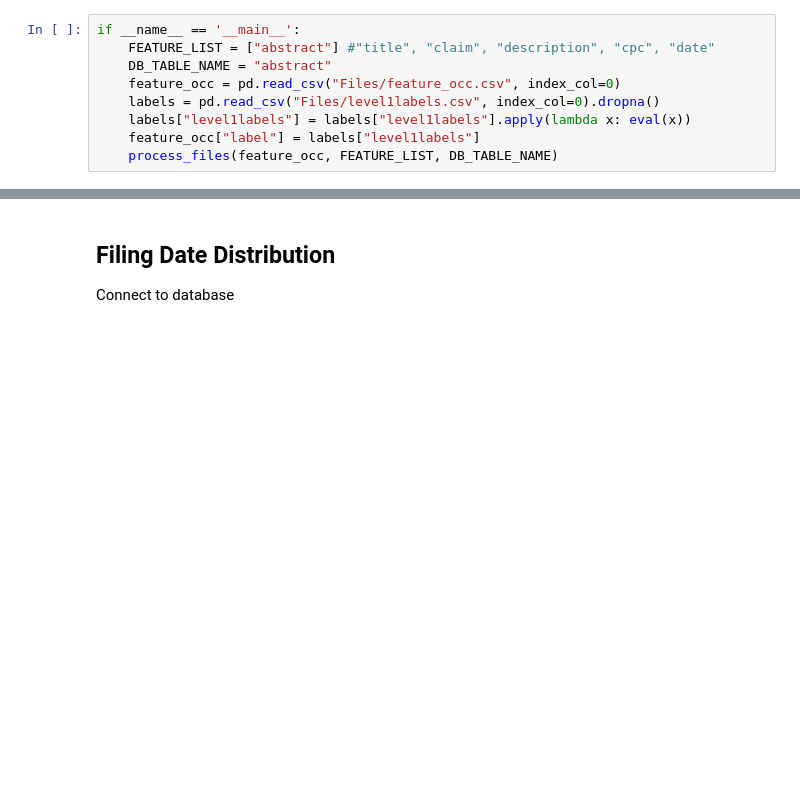
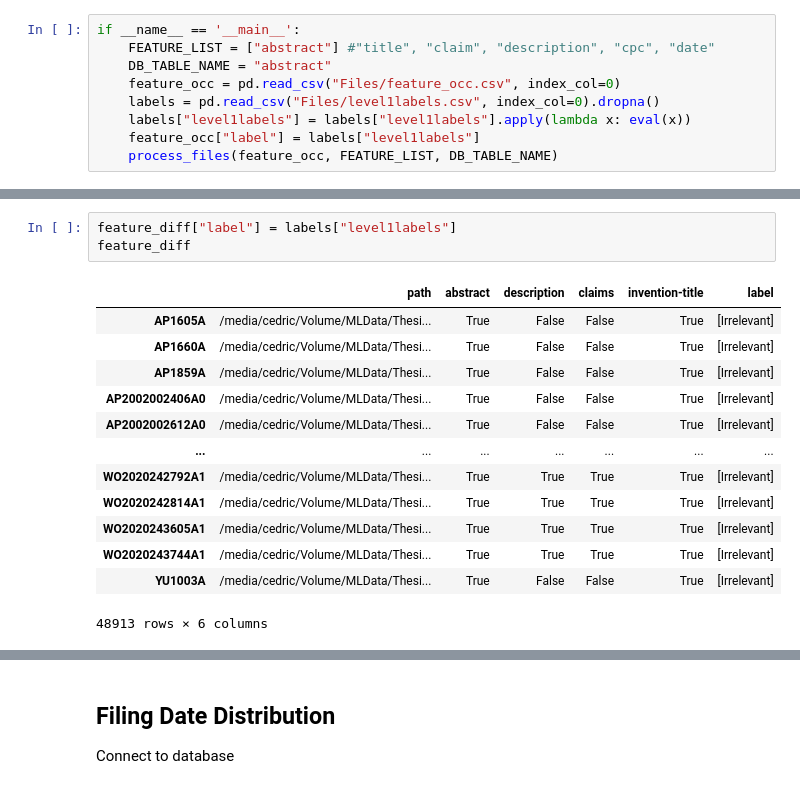
Before and after one commit to cdrc1103/MasterThesis, a Jupyter notebook: Data/DataDescription.ipynb, the cells around one changed output, grey strips where cells are left out. Saved outputs shown, nothing was run; the diff lists cells and outputs as text; blank space fills up the shorter version.

```diff
--- a/Data/DataDescription.ipynb
+++ b/Data/DataDescription.ipynb
@@ -265,0 +372,17 @@ if __name__ == '__main__':
+# %%
+feature_diff["label"] = labels["level1labels"]
+feature_diff
+# %% [output]
+|  | path | abstract | description | claims | invention-title | label |
+| AP1605A | /media/cedric/Volume/MLData/Thesi... | True | False | False | True | [Irrelevant] |
+| AP1660A | /media/cedric/Volume/MLData/Thesi... | True | False | False | True | [Irrelevant] |
+| AP1859A | /media/cedric/Volume/MLData/Thesi... | True | False | False | True | [Irrelevant] |
+| AP2002002406A0 | /media/cedric/Volume/MLData/Thesi... | True | False | False | True | [Irrelevant] |
+| AP2002002612A0 | /media/cedric/Volume/MLData/Thesi... | True | False | False | True | [Irrelevant] |
+| ... | ... | ... | ... | ... | ... | ... |
+| WO2020242792A1 | /media/cedric/Volume/MLData/Thesi... | True | True | True | True | [Irrelevant] |
+| WO2020242814A1 | /media/cedric/Volume/MLData/Thesi... | True | True | True | True | [Irrelevant] |
+| WO2020243605A1 | /media/cedric/Volume/MLData/Thesi... | True | True | True | True | [Irrelevant] |
+| WO2020243744A1 | /media/cedric/Volume/MLData/Thesi... | True | True | True | True | [Irrelevant] |
+| YU1003A | /media/cedric/Volume/MLData/Thesi... | True | False | False | True | [Irrelevant] |
+48913 rows × 6 columns
```
Also changed, not shown: parts of 32 cells of this notebook, 10 other files.
